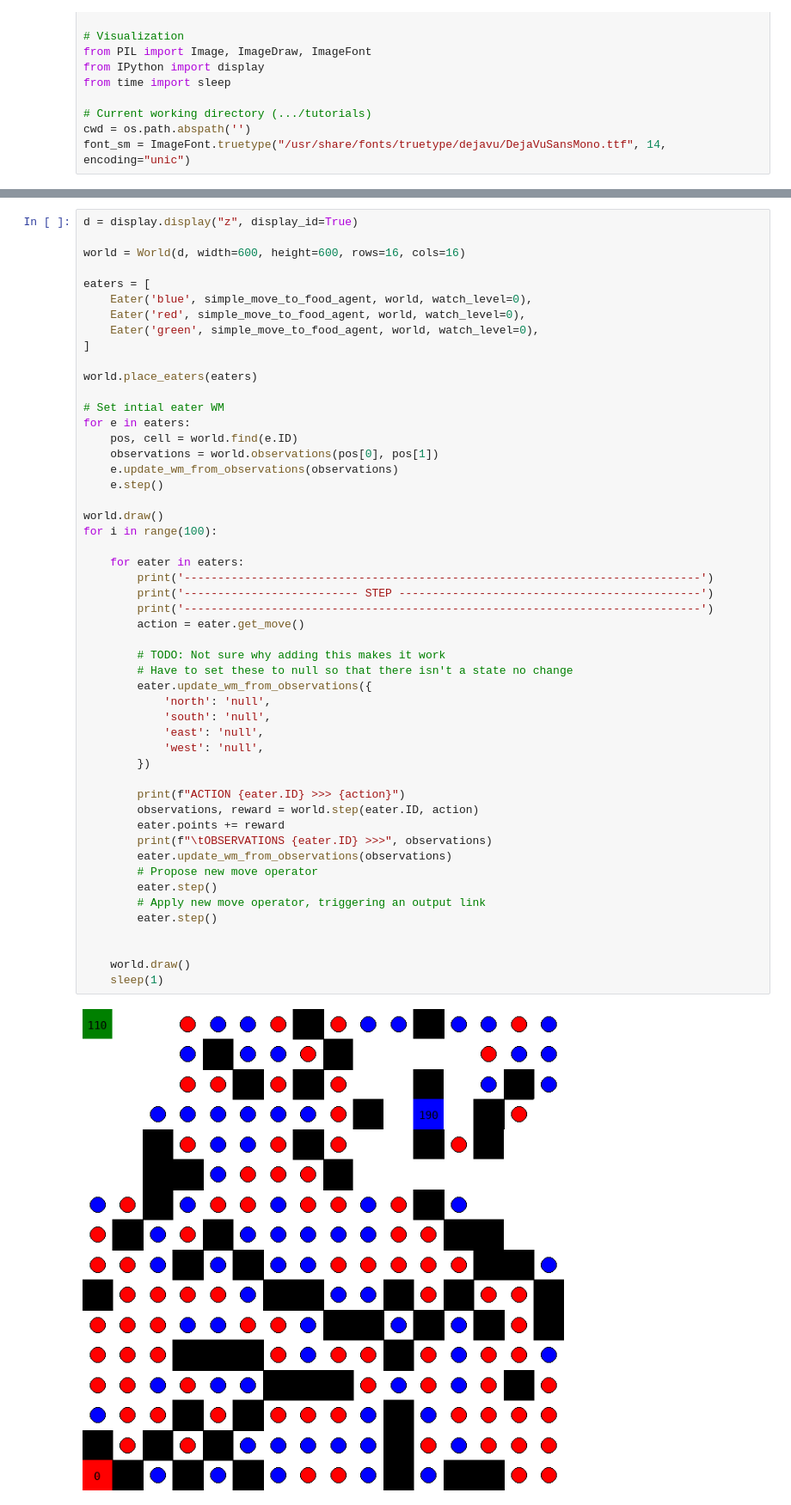
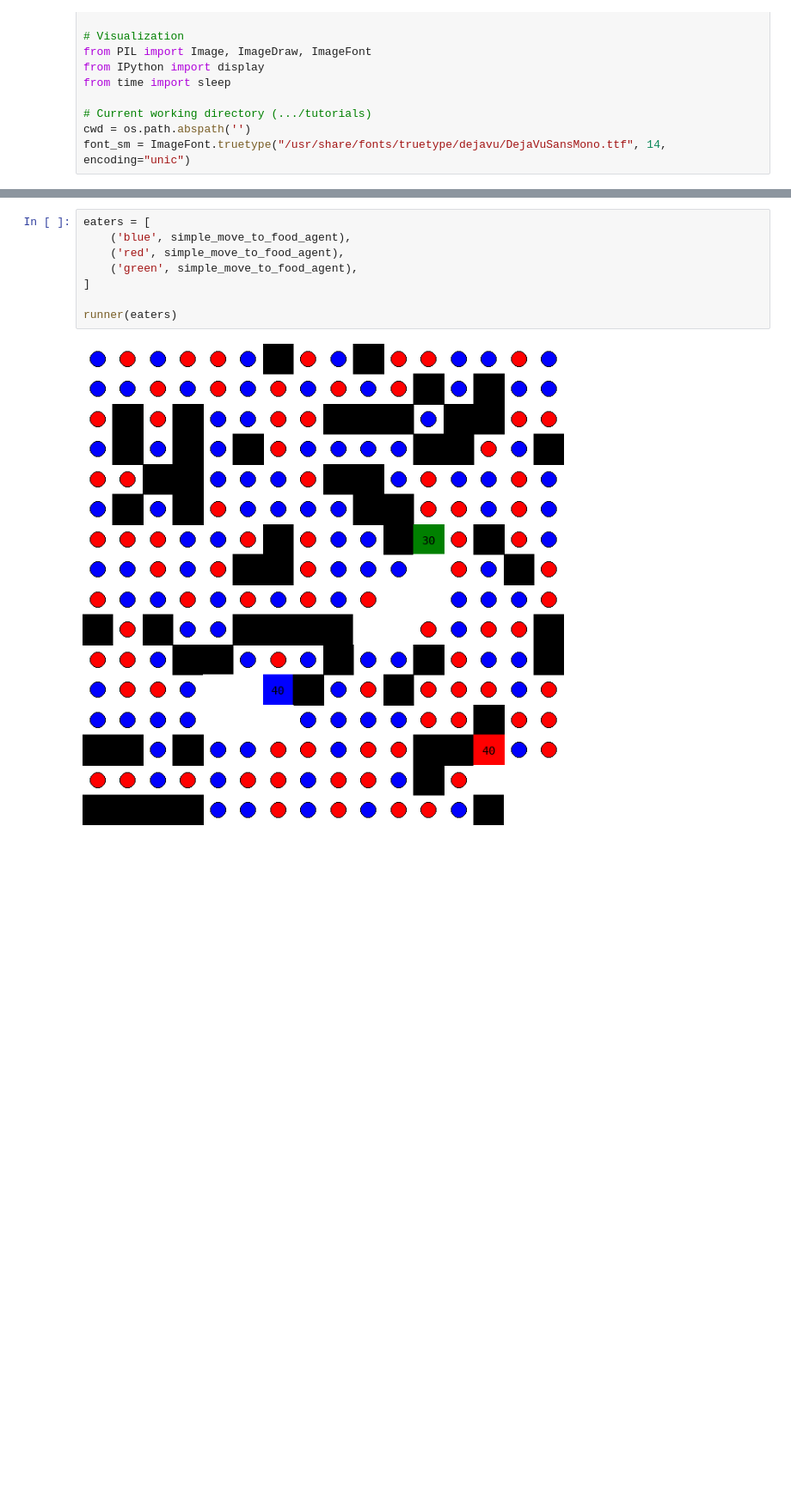
Before and after one commit to kierangilliam/soar, a Jupyter notebook: src/tutorial/3_eaters.ipynb, the cells around one changed output, grey strips where cells are left out. Shown at 86% size. Saved outputs shown, nothing was run; the diff lists cells and outputs as text; blank space fills up the shorter version.

```diff
--- a/src/tutorial/3_eaters.ipynb
+++ b/src/tutorial/3_eaters.ipynb
@@ -292,54 +362,11 @@ sp {eater*monitor*directions
 # %%
-d = display.display("z", display_id=True)
-
-world = World(d, width=600, height=600, rows=16, cols=16)
-
 eaters = [
-    Eater('blue', simple_move_to_food_agent, world, watch_level=0),
-    Eater('red', simple_move_to_food_agent, world, watch_level=0),
-    Eater('green', simple_move_to_food_agent, world, watch_level=0),
+    ('blue', simple_move_to_food_agent),
+    ('red', simple_move_to_food_agent),
+    ('green', simple_move_to_food_agent),
 ]
 
-world.place_eaters(eaters)
-
-# Set intial eater WM
-for e in eaters:
-    pos, cell = world.find(e.ID)
-    observations = world.observations(pos[0], pos[1])
-    e.update_wm_from_observations(observations)
-    e.step()
-
-world.draw()
-for i in range(100):
-
-    for eater in eaters:
-        print('-----------------------------------------------------------------------------')
-        print('-------------------------- STEP ---------------------------------------------')
-        print('-----------------------------------------------------------------------------')
-        action = eater.get_move()
-
-        # TODO: Not sure why adding this makes it work
-        # Have to set these to null so that there isn't a state no change
-        eater.update_wm_from_observations({
-            'north': 'null',
-            'south': 'null',
-            'east': 'null',
-            'west': 'null',
-        })
-
-        print(f"ACTION {eater.ID} >>> {action}")
-        observations, reward = world.step(eater.ID, action)
-        eater.points += reward
-        print(f"\tOBSERVATIONS {eater.ID} >>>", observations)
-        eater.update_wm_from_observations(observations)
-        # Propose new move operator
-        eater.step()
-        # Apply new move operator, triggering an output link
-        eater.step()
-
-
-    world.draw()
-    sleep(1)
+runner(eaters)
 # %% [output]
-[figure, old version]
+[figure, new version]
 --------- SOURCING PRODUCTIONS ------------
```
Also changed, not shown: parts of 18 cells of this notebook, 1 other file.
